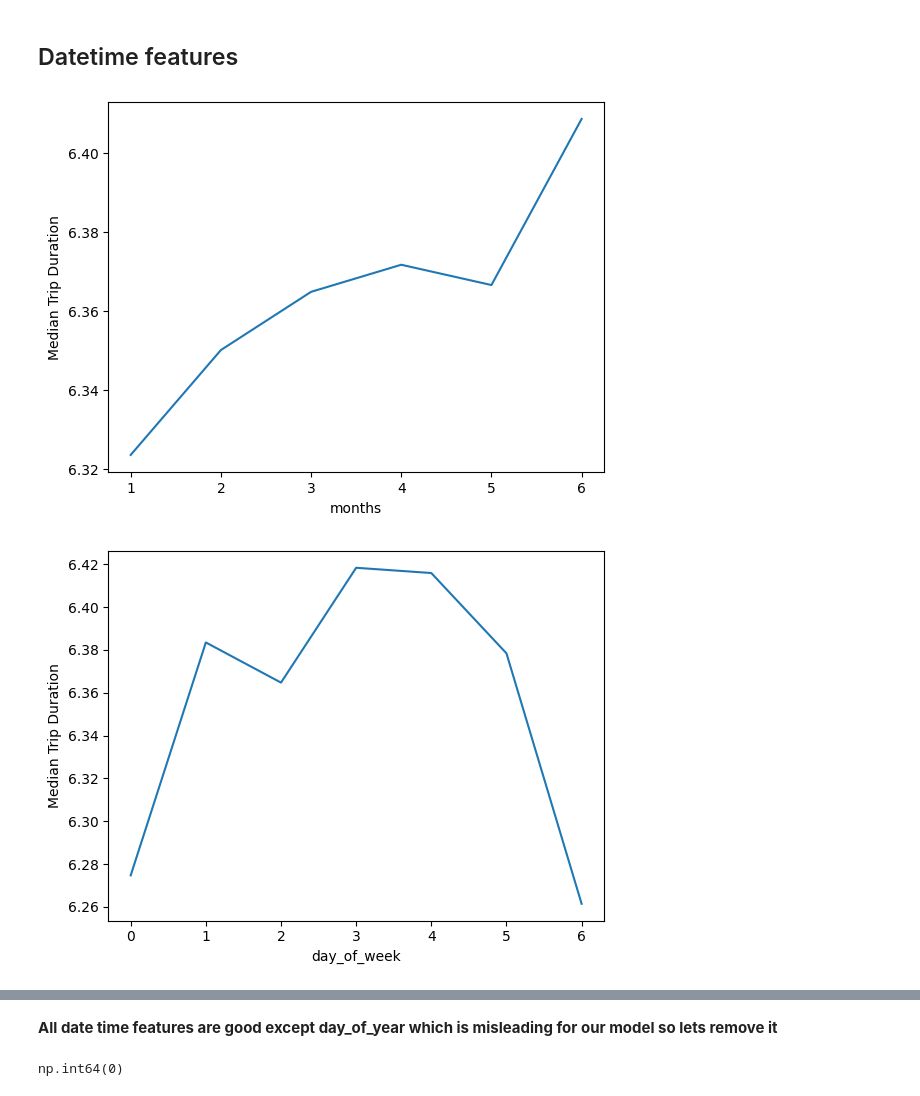
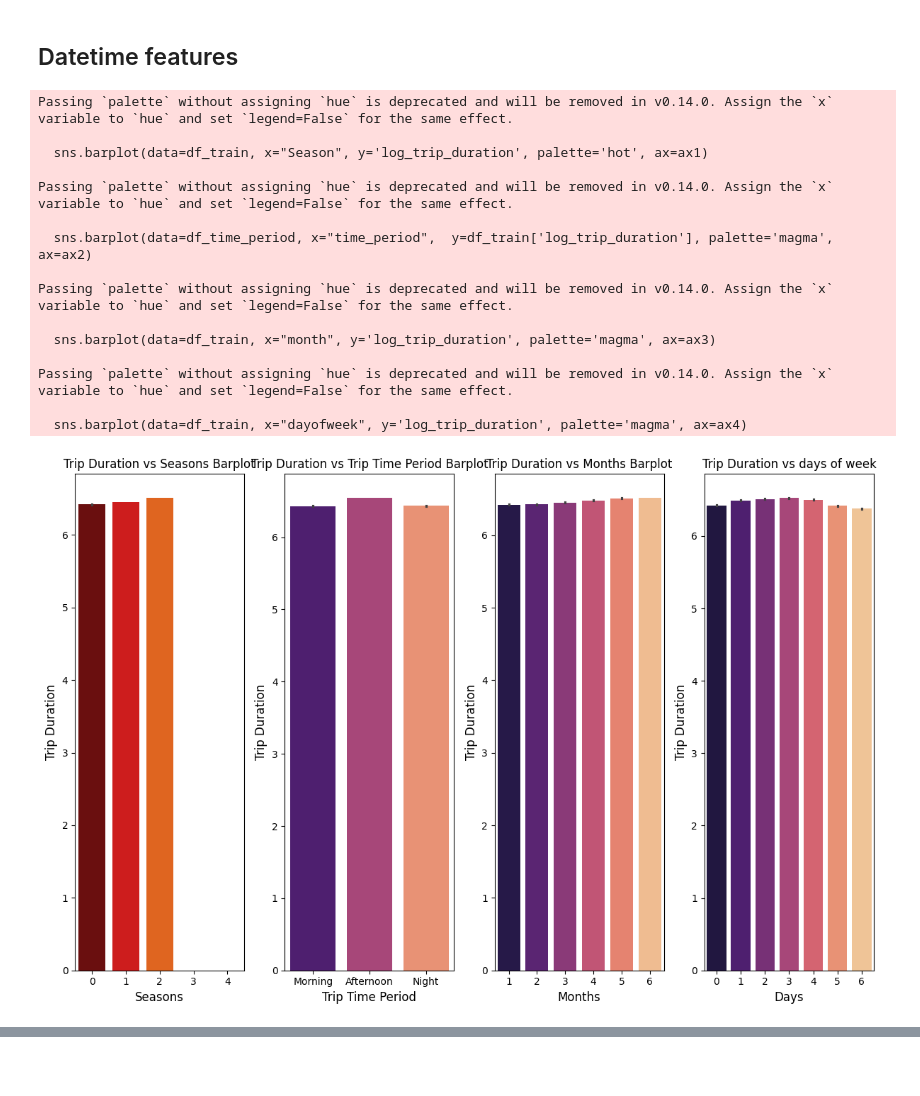
Before and after one commit to mostafaayman646/Trip-Duration-Prediction, a Jupyter notebook: EDA.ipynb, the cells around one changed output, grey strips where cells are left out. Drawn from its saved outputs; the diff is of its cells as text; code cells hidden in the pictures; blank space fills up the shorter version.

```diff
--- a/EDA.ipynb
+++ b/EDA.ipynb
@@ -101,7 +138,7 @@ df_train.drop(columns='trip_duration',inplace=True)
 
 **To be able to extract features from it**
 # %%
-df_train['pickup_datetime'] = df_train['pickup_datetime'].astype('datetime64[ns]')
+df_train["pickup_datetime"] = pd.to_datetime(df_train["pickup_datetime"])
 # %% [markdown]
 ## Change Passenger count from int to object as it contain discrete values
 # %%
@@ -115,5 +152,5 @@ df_train['passenger_count'] = df_train['passenger_count'].astype('object')
 # %%
-df_train.drop(columns=['id','vendor_id'], inplace=True)
+df_train.drop(columns=['id'], inplace=True)
 # %% [markdown]
 ## Saving numerical and categorical and date features columns names
 # %%
@@ -163,21 +209,11 @@ def getDistanceFromLatLonInM(lat1, lon1, lat2, lon2):
 # %%
-lat1 = df_train['pickup_latitude'].to_numpy()
-lon1 = df_train['pickup_longitude'].to_numpy()
-lat2 = df_train['dropoff_latitude'].to_numpy()
-lon2 = df_train['dropoff_longitude'].to_numpy()
-
-
-distance = getDistanceFromLatLonInM(lat1, lon1, lat2, lon2)
-
-df_train = df_train.assign(
-    Distance = np.sqrt(distance)
-)
+df_train['distance'] = np.log1p(df_train.distance)
 
 log_trip_duration = df_train.pop('log_trip_duration')
 df_train['log_trip_duration'] = log_trip_duration
 
 #Update the numerical features
-numerical_features = df_train.select_dtypes(exclude=['object','datetime64[ns]']).columns
+numerical_features = df_train.select_dtypes(exclude=['object','datetime']).columns
 # %%
 df_corr = df_train[numerical_features]
 corr = df_corr.corr()
@@ -192,5 +226,3 @@ sns.heatmap(corr,annot=True,linewidths=.5,cmap='coolwarm',vmin=-1,vmax=1,center=
-# %%
-df_train.drop(columns=['pickup_latitude','pickup_longitude','dropoff_latitude','dropoff_longitude'],inplace = True)
 # %% [markdown]
 ## Categorical Analysis
 # %%
@@ -238,8 +333,50 @@ datetime_features = ['months','day_of_week','day_of_year','hours']
 # %%
-for feature in datetime_features:
-    ax = df_train.groupby([feature])['log_trip_duration'].median().plot()
-    plt.ylabel("Median Trip Duration")
-    plt.show()
+# Create the figure with GridSpec and specify the size
+fig, (ax1, ax2, ax3, ax4) = plt.subplots(1, 4, figsize=(12, 8))
+
+# Subplot 1: Bar Plot for Seasons
+sns.barplot(data=df_train, x="Season", y='log_trip_duration', palette='hot', ax=ax1)
+ax1.set_title('Trip Duration vs Seasons Barplot')
+ax1.set_xlabel("Seasons", fontsize=12)
+ax1.set_ylabel("Trip Duration", fontsize=12)
+
+# Subplot 2: Bar Plot for time period
+sns.barplot(data=df_time_period, x="time_period",  y=df_train['log_trip_duration'], palette='magma', ax=ax2)
+ax2.set_title('Trip Duration vs Trip Time Period Barplot')
+ax2.set_xlabel("Trip Time Period", fontsize=12)
+ax2.set_ylabel("Trip Duration", fontsize=12)
+
+# Subplot 3: Bar Plot for months
+sns.barplot(data=df_train, x="month", y='log_trip_duration', palette='magma', ax=ax3)
+ax3.set_title('Trip Duration vs Months Barplot')
+ax3.set_xlabel("Months", fontsize=12)
+ax3.set_ylabel("Trip Duration", fontsize=12)
+
+# Subplot 3: Bar Plot for months
+sns.barplot(data=df_train, x="dayofweek", y='log_trip_duration', palette='magma', ax=ax4)
+ax4.set_title('Trip Duration vs days of week')
+ax4.set_xlabel("Days", fontsize=12)
+ax4.set_ylabel("Trip Duration", fontsize=12)
+
+# Adjust layout for better appearance
+plt.tight_layout()
+
+# Show the plots
+plt.show()
 # %% [output]
+Passing `palette` without assigning `hue` is deprecated and will be removed in v0.14.0. Assign the `x` variable to `hue` and set `legend=False` for the same effect.
+
+  sns.barplot(data=df_train, x="Season", y='log_trip_duration', palette='hot', ax=ax1)
+
+Passing `palette` without assigning `hue` is deprecated and will be removed in v0.14.0. Assign the `x` variable to `hue` and set `legend=False` for the same effect.
+
+  sns.barplot(data=df_time_period, x="time_period",  y=df_train['log_trip_duration'], palette='magma', ax=ax2)
+
+Passing `palette` without assigning `hue` is deprecated and will be removed in v0.14.0. Assign the `x` variable to `hue` and set `legend=False` for the same effect.
+
+  sns.barplot(data=df_train, x="month", y='log_trip_duration', palette='magma', ax=ax3)
+
+Passing `palette` without assigning `hue` is deprecated and will be removed in v0.14.0. Assign the `x` variable to `hue` and set `legend=False` for the same effect.
+
+  sns.barplot(data=df_train, x="dayofweek", y='log_trip_duration', palette='magma', ax=ax4)
-[figure, old version]
+[figure, new version]
-[figure, removed]
@@ -248,2 +382,0 @@ for feature in datetime_features:
-# %% [markdown]
-**All date time features are good except day_of_year which is misleading for our model so lets remove it**
@@ -255,4 +382,0 @@ df_train['log_trip_duration'] = log_trip_duration
-# %%
-df_train.duplicated().sum()
-# %% [output]
-np.int64(0)
```
Also changed, not shown: parts of 36 cells of this notebook, 3 other files.
